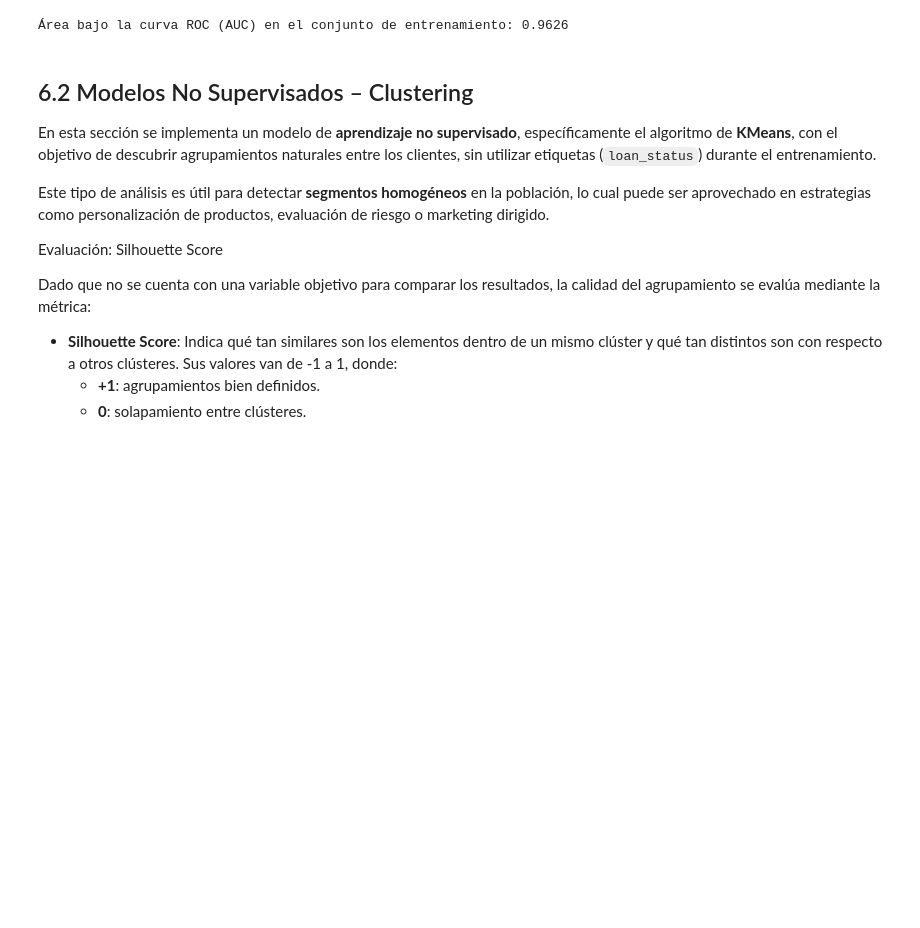
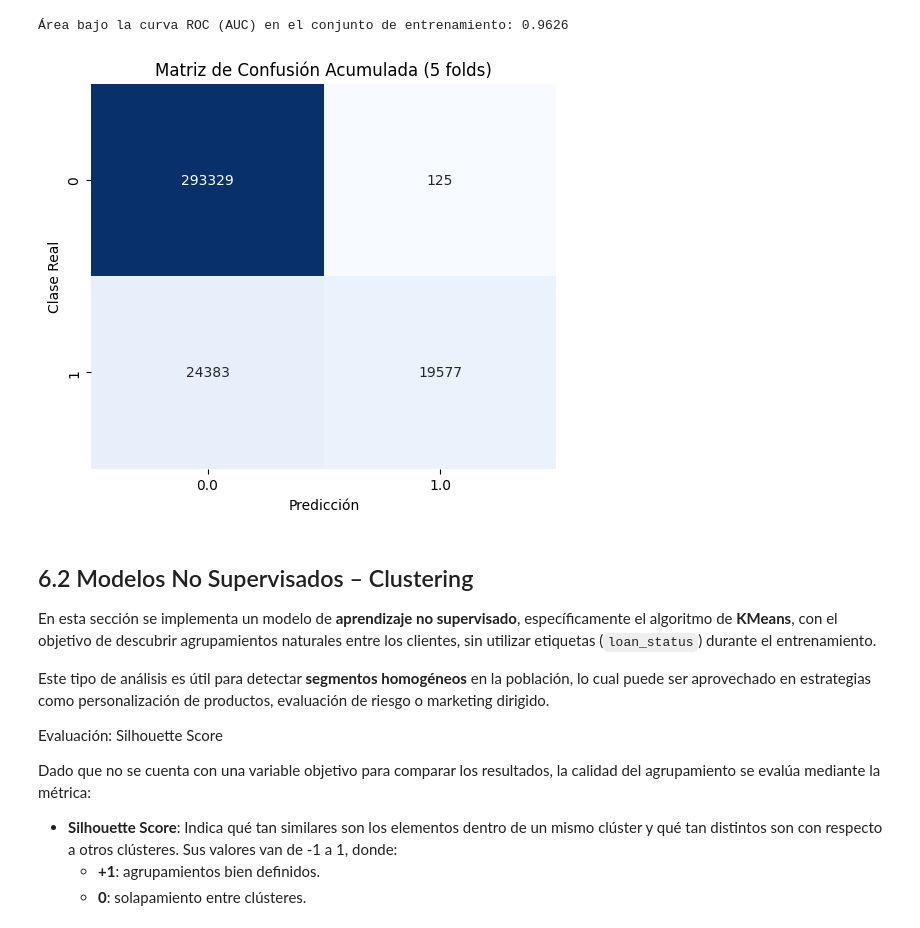
Before and after one commit to OSC4R-LUIS/BIGDATA, a Jupyter notebook: Proyecto final.ipynb, the cells around one changed output. Cells and saved outputs as stored; diff of their text form; code cells hidden in the pictures; blank space fills up the shorter version.

```diff
--- a/Proyecto final.ipynb
+++ b/Proyecto final.ipynb
@@ -1572,6 +1572,23 @@ print(f'Área bajo la curva ROC (AUC) en el conjunto de entrenamiento: {training
 # %% [output]
 [figure]
 Área bajo la curva ROC (AUC) en el conjunto de entrenamiento: 0.9626
+# %%
+matriz_total = None
+for matriz in matrices_confusion:
+    df = matriz.toPandas().pivot(index="loan_status", columns="prediction", values="count").fillna(0)
+    if matriz_total is None:
+        matriz_total = df
+    else:
+        matriz_total += df
+
+plt.figure(figsize=(6, 5))
+sns.heatmap(matriz_total, annot=True, fmt=".0f", cmap="Blues", cbar=False)
+plt.title("Matriz de Confusión Acumulada (5 folds)")
+plt.xlabel("Predicción")
+plt.ylabel("Clase Real")
+plt.show()
+# %% [output]
+[figure, added]
 # %% [markdown]
 ## 6.2 Modelos No Supervisados – Clustering
 
```
